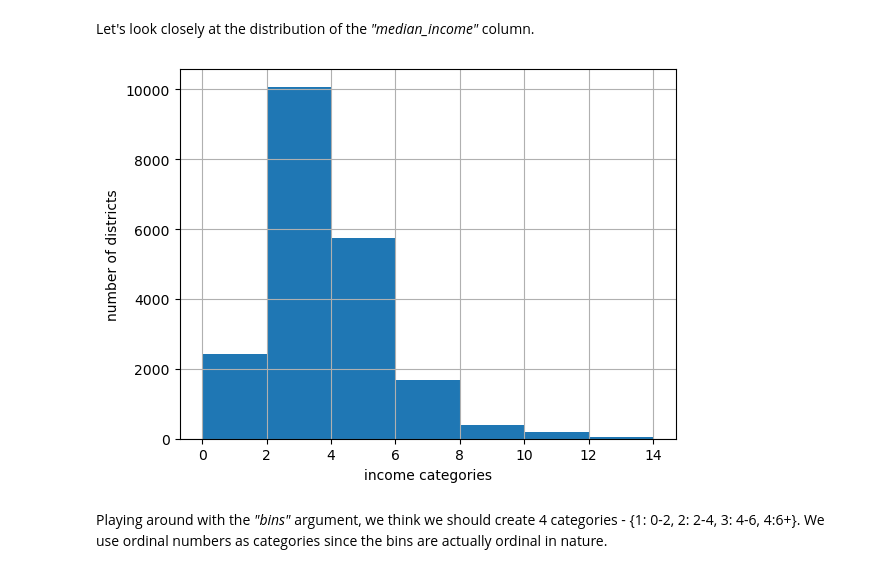
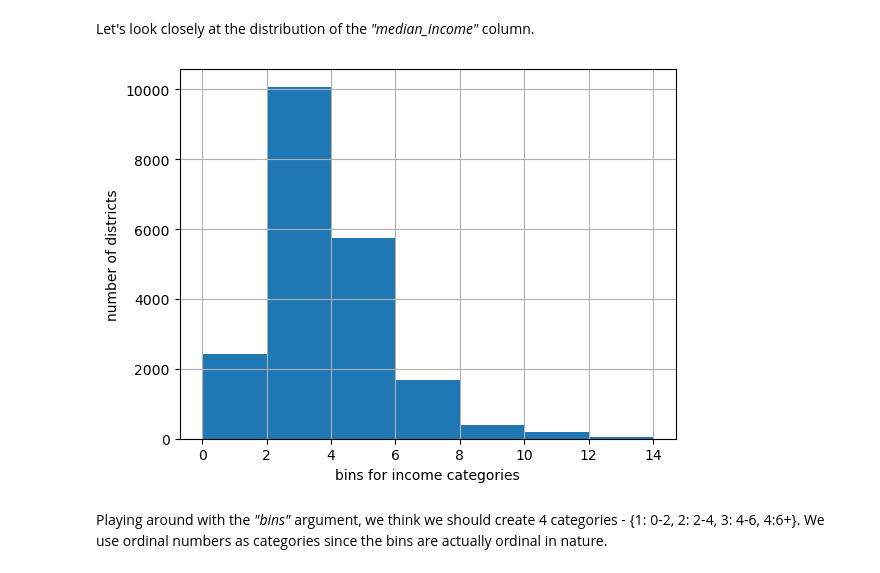
Before and after one commit to AindreaAjax/ML_Introduction, a Jupyter notebook: ML_Basics/03_End_to_End_ML_Project.ipynb, the cells around one changed output. Cells and saved outputs as stored; diff of their text form; code cells hidden in the pictures.

```diff
--- a/ML_Basics/03_End_to_End_ML_Project.ipynb
+++ b/ML_Basics/03_End_to_End_ML_Project.ipynb
@@ -286,10 +300,10 @@ Let's look closely at the distribution of the *"median_income"* column.
 import numpy as np
 # %%
 ax = housing_df.median_income.hist(bins=np.arange(0, 15, 2))
-ax.set(xlabel="income categories", ylabel="number of districts")
+ax.set(xlabel="bins for income categories", ylabel="number of districts")
 plt.show()
 # %% [output]
-[figure, old version]
+[figure, new version]
 # %% [markdown]
 Playing around with the *"bins"* argument, we think we should create 4 categories - {1: 0-2, 2: 2-4, 3: 4-6, 4:6+}. We use ordinal numbers as categories since the bins are actually ordinal in nature.
 # %%
```
Also changed, not shown: parts of 45 cells of this notebook.
